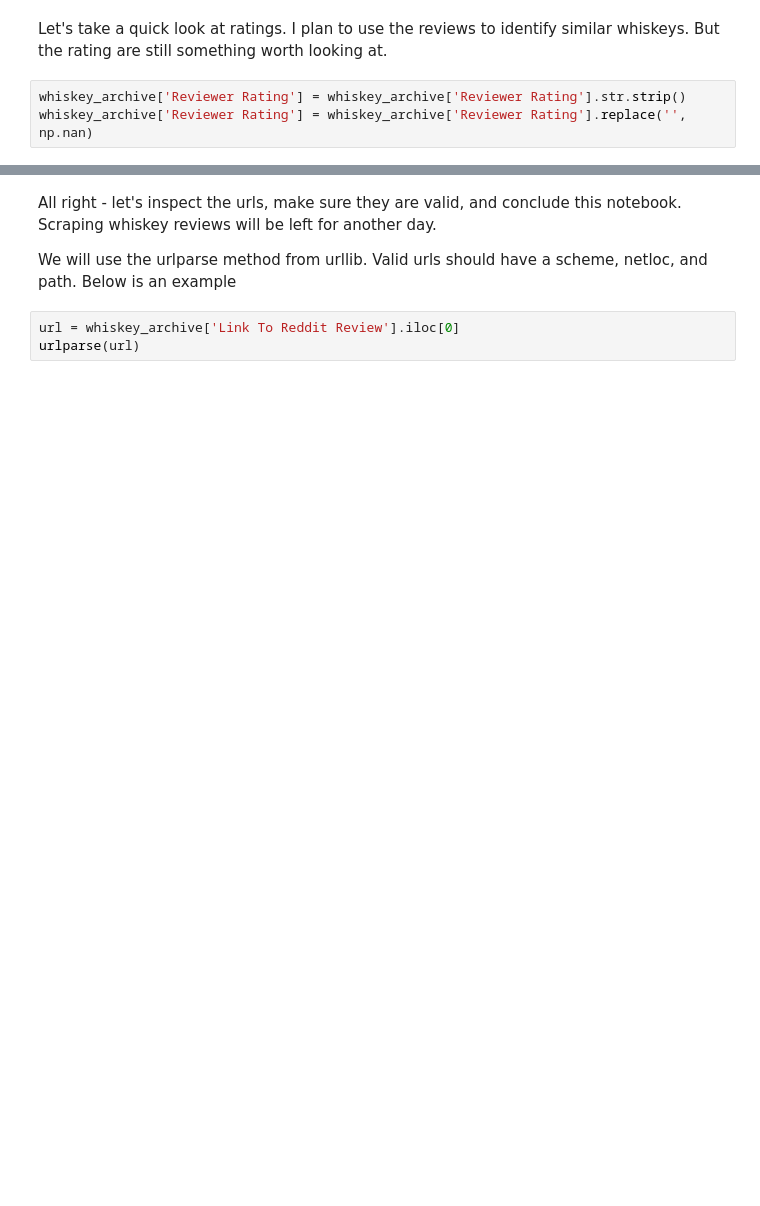
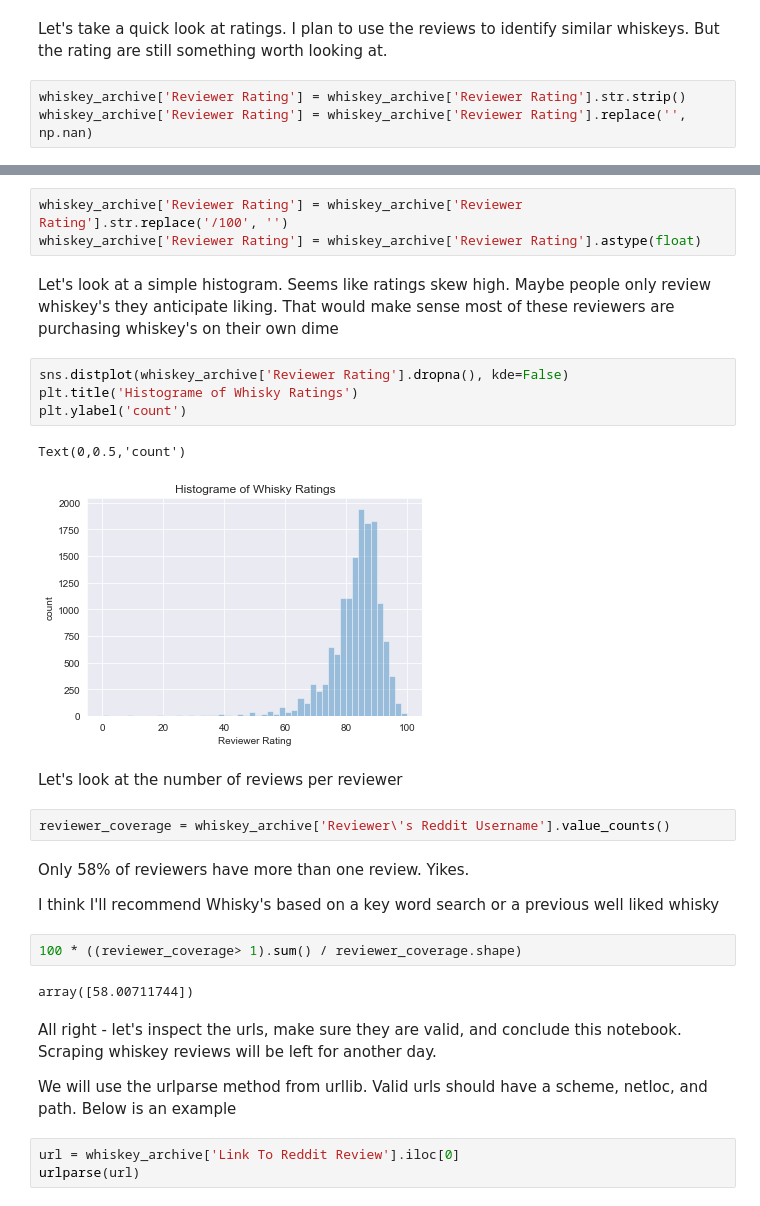
Before and after one commit to krhyyme/like-it-neat, a Jupyter notebook: notebooks/Inspecting Reddit Whiskey Review Data.ipynb, the cells around one changed output, grey strips where cells are left out. Drawn from its saved outputs; the diff is of its cells as text; blank space fills up the shorter version.

```diff
--- a/notebooks/Inspecting Reddit Whiskey Review Data.ipynb
+++ b/notebooks/Inspecting Reddit Whiskey Review Data.ipynb
@@ -241,3 +230,27 @@ array(['87', '68', '80', '85', '69', '78', '84', '75', '82', '83', '89',
+# %%
+whiskey_archive['Reviewer Rating'] = whiskey_archive['Reviewer Rating'].str.replace('/100', '')
+whiskey_archive['Reviewer Rating'] = whiskey_archive['Reviewer Rating'].astype(float)
+# %% [markdown]
+Let's look at a simple histogram. Seems like ratings skew high. Maybe people only review whiskey's they anticipate liking. That would make sense most of these reviewers are purchasing whiskey's on their own dime
+# %%
+sns.distplot(whiskey_archive['Reviewer Rating'].dropna(), kde=False)
+plt.title('Histograme of Whisky Ratings')
+plt.ylabel('count')
+# %% [output]
+Text(0,0.5,'count')
+[figure, added]
+# %% [markdown]
+Let's look at the number of reviews per reviewer
+# %%
+reviewer_coverage = whiskey_archive['Reviewer\'s Reddit Username'].value_counts()
+# %% [markdown]
+Only 58% of reviewers have more than one review. Yikes.
+
+I think I'll recommend Whisky's based on a key word search or a previous well liked whisky
+# %%
+100 * ((reviewer_coverage> 1).sum() / reviewer_coverage.shape)
+# %% [output]
+array([58.00711744])
 # %% [markdown]
 All right - let's inspect the urls, make sure they are valid, and conclude this notebook. Scraping whiskey reviews will be left for another day.
 
```
Also changed, not shown: parts of 14 cells of this notebook, 1 other file.
